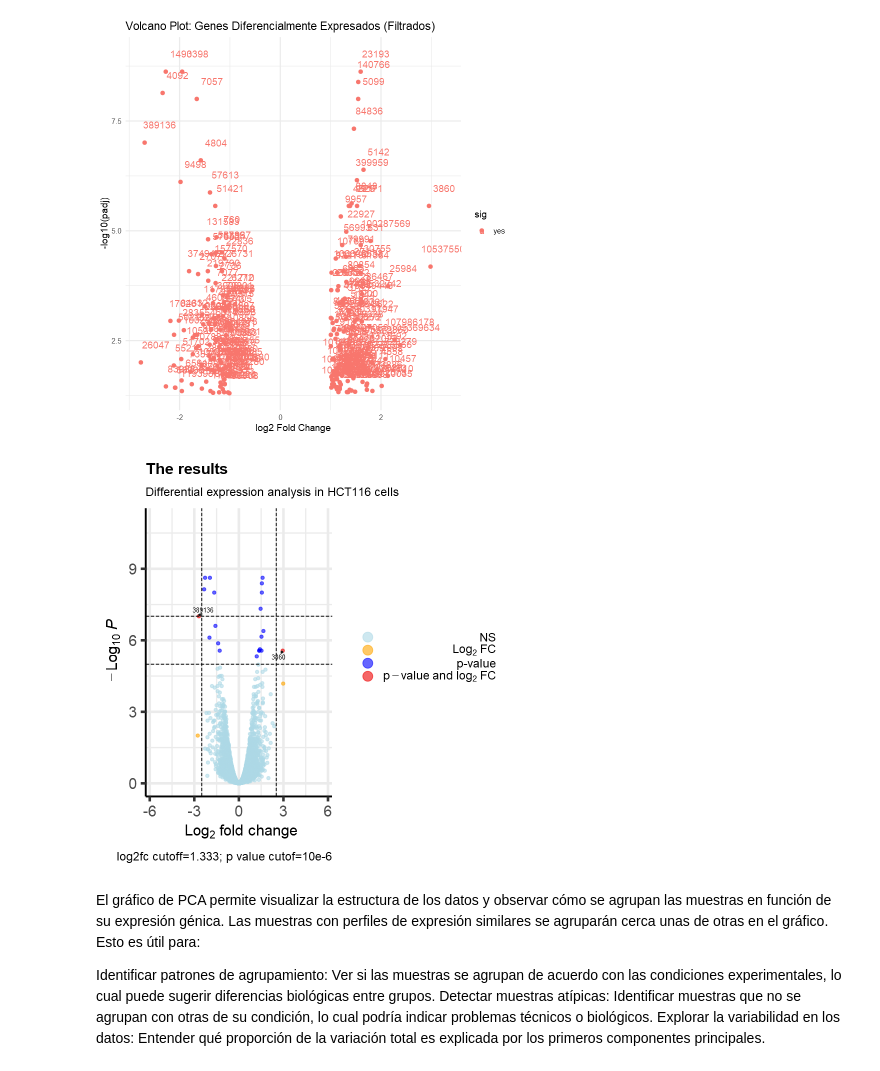
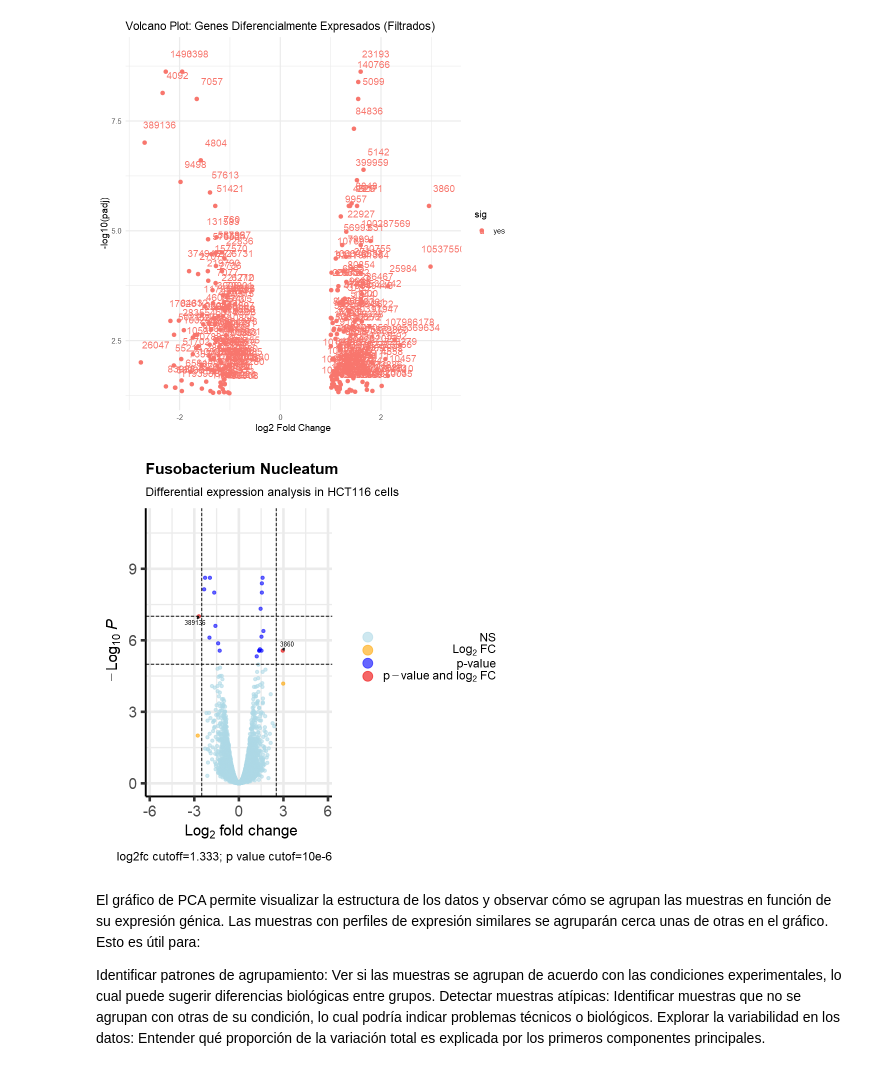
Before and after one commit to nicolasbroldan/Protocolo_Reposicionamiento_Probioticos, a Jupyter notebook: 1_Dseq2/Fusobacterium Nucleatum/DSEQ2.ipynb, the cells around one changed output. Saved outputs shown, nothing was run; the diff lists cells and outputs as text; code cells hidden in the pictures.

Commit message:
Updating Volcano Plot
Fusobacterium Volcano title plot was updated.

```diff
--- a/1_Dseq2/Fusobacterium Nucleatum/DSEQ2.ipynb
+++ b/1_Dseq2/Fusobacterium Nucleatum/DSEQ2.ipynb
@@ -360,27 +370,27 @@ write.csv(deSeqRes_filtrado, "deSeqRes_filtrado_Fusobacterium_Nucleatum.csv")
 # %%
 # Crear volcanoplot de grado de publicación con genes de interés marcados
 EnhancedVolcano(res,
                 lab = rownames(res),
                 x = 'log2FoldChange',
                 y = 'padj',
                 pCutoff = 10e-6,
                 FCcutoff = 2.5,
                 xlim = c(-5.7, 5.7),
                 ylim = c(0, -log10(10.2e-12)),
                 pointSize = 1.3,
                 labSize = 2.6,
-                title = 'The results',
+                title = 'Fusobacterium Nucleatum',
                 subtitle = 'Differential expression analysis in HCT116 cells',
                 caption = 'log2fc cutoff=1.333; p value cutof=10e-6',
                 legendPosition = "right",
                 legendLabSize = 14,
                 col = c('lightblue', 'orange', 'blue', 'red2'),
                 colAlpha = 0.6,
                 drawConnectors = TRUE,
                 hline = c(10e-8),
                 widthConnectors = 0.5)
 # %% [output]
-[figure, old version]
+[figure, new version]
 # %% [markdown]
 El gráfico de PCA permite visualizar la estructura de los datos y observar cómo se agrupan las muestras en función de su expresión génica. Las muestras con perfiles de expresión similares se agruparán cerca unas de otras en el gráfico. Esto es útil para:
 
```
Also changed, not shown: parts of 1 cell of this notebook, 1 other file.
